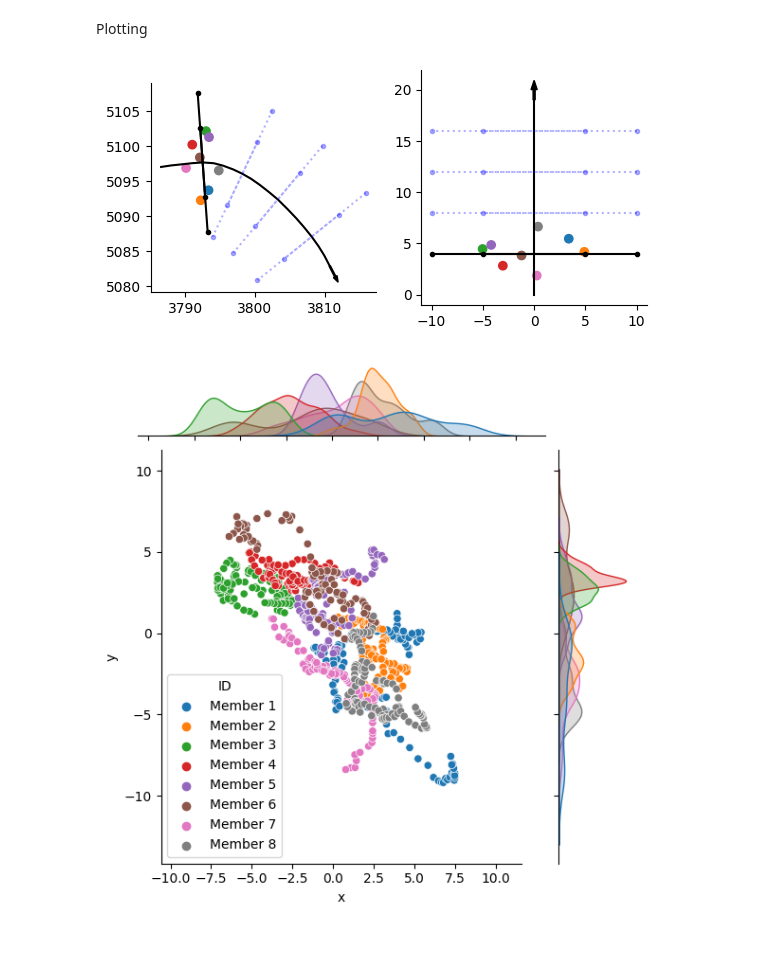
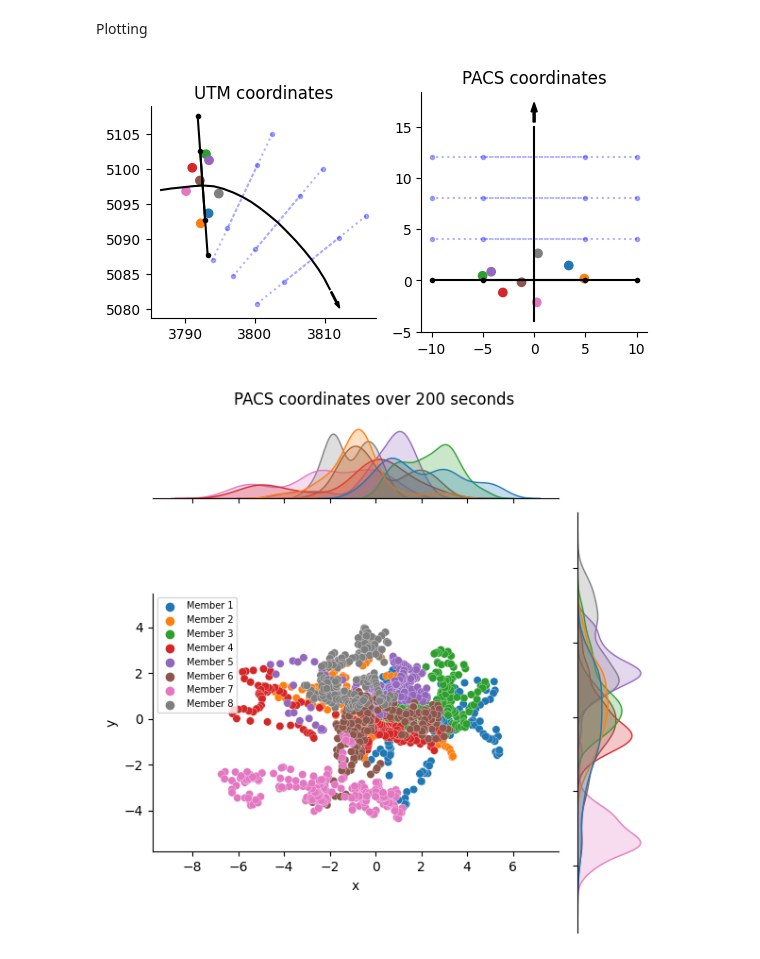
Before and after one commit to Tufts-University/FLOCK, a Jupyter notebook: Tutorials/PACS-Metrics.ipynb, the cells around one changed output. Drawn from its saved outputs; the diff is of its cells as text; code cells hidden in the pictures.

Commit message:
Updated figures in spatial metrics and PACS tutorials

```diff
--- a/Tutorials/PACS-Metrics.ipynb
+++ b/Tutorials/PACS-Metrics.ipynb
@@ -71,15 +71,14 @@ Plotting
 color_dictionary = dict(zip(names, sns.color_palette(as_cmap=True)[:len(names)]))
 # %%
 # set length of time period to plot
-time_length = 100
+time_length = 20
 
 # # get random time periods
 # random_period = np.random.randint(len(ruck_slices_oriented))
 # random_timepoint = np.random.randint(len(ruck_slices_oriented[random_period])-time_length)
 
 random_period = 2
-# random_timepoint = 1650
-random_timepoint = 1500
+random_timepoint = 1650
 
 # get section
 random_slice = smooth_rucks[random_period].iloc[random_timepoint:random_timepoint+time_length]
@@ -103,6 +102,9 @@ y_PACS = pd.Series(np.arange(time_length))
 # make a ratio of total time period
 ztick = time_length//5
 
+# make t=o equal 0 in PACS axis
+y_PACS = y_PACS-ztick
+
 # tick parameters
 dist_from_line = 10
 n_ticks = 2
@@ -125,7 +127,7 @@ for x, y, ax, plottype in zip([x_UTM, x_PACS], [y_UTM, y_PACS], axs, ['UTM', 'PA
 
     # plot the path
     ax.plot(x, y, color='k')
-    ar = ax.arrow(x.iloc[-1], y.iloc[-1],dx=x.diff().iloc[-1], dy=y.diff().iloc[-1], color='k', width=0.2)
+    ar = ax.arrow(x.iloc[-1], y.iloc[-1],dx=x.diff().iloc[-1], dy=y.diff().iloc[-1], color='k', width=0.2, head_starts_at_zero = 1)
 
     # initialize x and y vals for ticks
     X_vals = []
@@ -146,34 +148,35 @@ for x, y, ax, plottype in zip([x_UTM, x_PACS], [y_UTM, y_PACS], axs, ['UTM', 'PA
         # loop through steps in path to plot ricks
         for l in np.arange(0, dist_from_line/n_ticks + dist_from_line, dist_from_line/n_ticks)[1:]:
 
             # ticks here
             dx = (l / math.sqrt(1 + (m * m)))
             dy = m * dx
             Px = this_x + dx
             Py = this_y + dy
             Nx = this_x - dx
             Ny = this_y - dy
 
             # append ticks
             X_vals = [Px, Nx]
             Y_vals = [Py, Ny]
 
             # make t=0 a darker tick
             if count == ztick//evtick:
                 ax.plot(X_vals, Y_vals, color='k', marker = '.', markevery=1)
             else:
-                ax.plot(X_vals, Y_vals, ls=':', color='b', marker = '.', markevery=1, alpha = 0.3)
+                ax.plot(X_vals, Y_vals, ls=':', color='b', marker = '.', markevery=1, alpha = 0.3, label = 't = 0')
 
             ax.set_aspect('equal')
 
 # plot individuals on path at that time 0
 axs[0].scatter(random_slice.iloc[int(ztick)][[('UTM_x', n)for n in names]], random_slice.iloc[int(ztick)][[('UTM_y', n)for n in names]], c = [color_dictionary[n] for n in names])
 
-axs[1].scatter(random_PACS_slice.iloc[int(ztick)][[n+' longitude' for n in names]], random_PACS_slice.iloc[int(ztick)][[n+' latitude' for n in names]]+ztick, c = [color_dictionary[n] for n in names])
+axs[1].scatter(random_PACS_slice.iloc[int(ztick)][[n+' longitude' for n in names]], random_PACS_slice.iloc[int(ztick)][[n+' latitude' for n in names]], c = [color_dictionary[n] for n in names])
 
-
+axs[0].set_title('UTM coordinates')
+axs[1].set_title('PACS coordinates')
 
 sns.despine()
 plt.show()
 # %% [output]
-[figure, old version]
+[figure, new version]
@@ -189,9 +216,13 @@ for name in names:
 data_to_plot = pd.concat(indivs_data)
 
 
+jointfig = sns.jointplot(data=data_to_plot.reset_index(), x='x', y='y', hue='ID', dropna=True, palette = color_dictionary, linewidth=.2)
+jointfig.ax_joint.set_aspect('equal')
 
+plt.suptitle('PACS coordinates over ' +str(time_length)+ ' seconds')
 
-jointfig = sns.jointplot(data=data_to_plot.reset_index(), x='x', y='y', hue='ID', dropna=True, palette = color_dictionary)
-jointfig.ax_joint.set_aspect('equal')
+jointfig.ax_joint.legend(fontsize=7, loc='upper left')
+
+plt.tight_layout()
 # %% [output]
-[figure, old version]
+[figure, new version]
```
Also changed, not shown: parts of 1 cell of this notebook, 1 other file.
